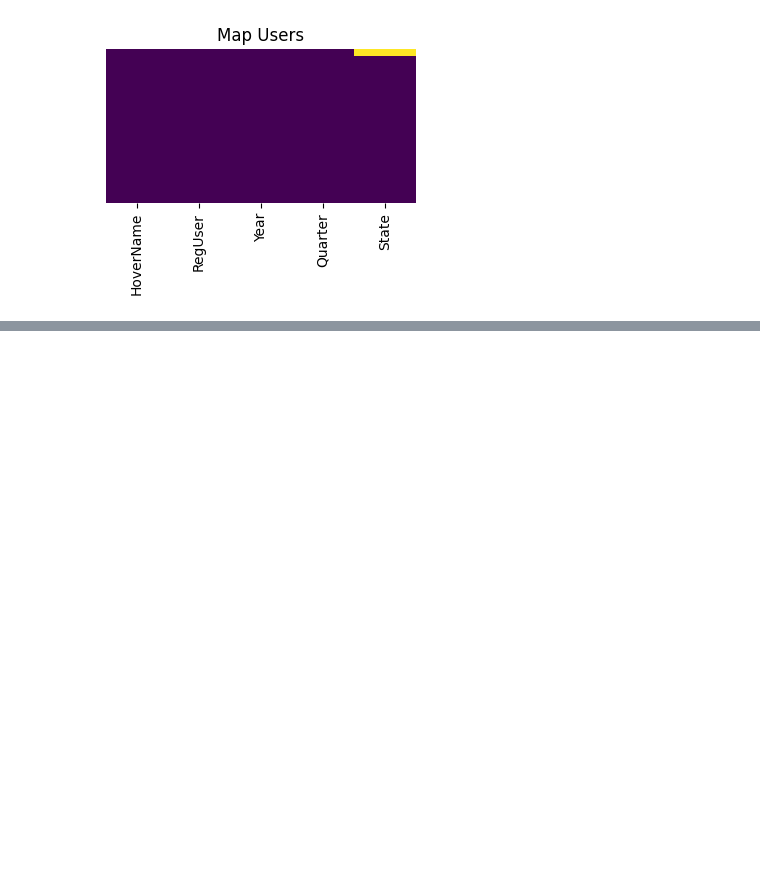
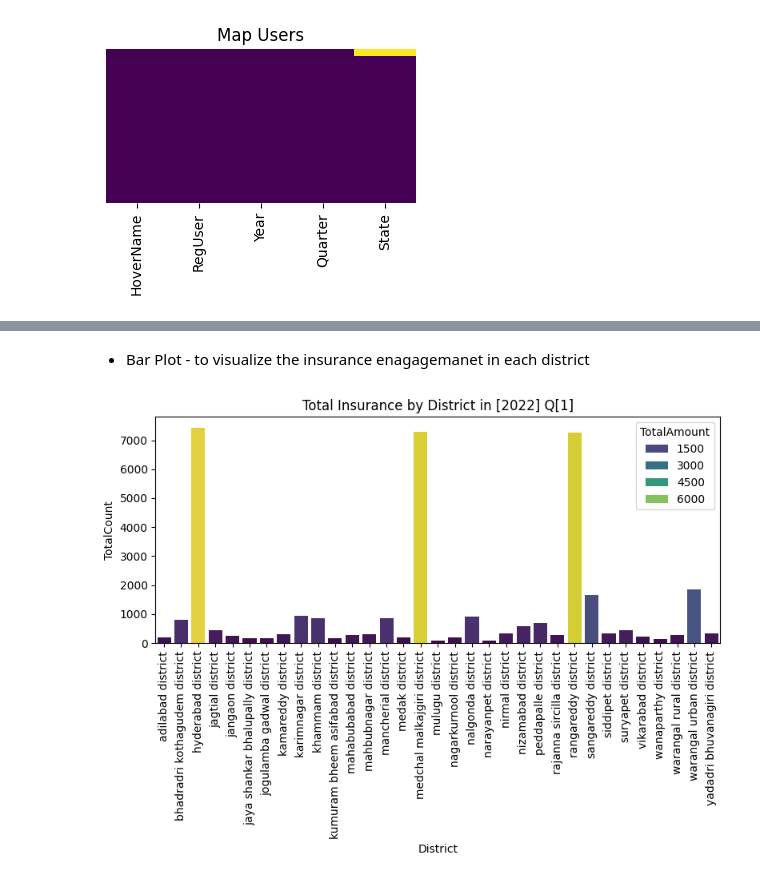
Before and after one commit to Aastha2675/PhonePe_Transaction_Insights, a Jupyter notebook: eda_data_visualization.ipynb, the cells around one changed output, grey strips where cells are left out. Saved outputs shown, nothing was run; the diff lists cells and outputs as text; code cells hidden in the pictures; blank space fills up the shorter version.

```diff
--- a/eda_data_visualization.ipynb
+++ b/eda_data_visualization.ipynb
@@ -998,0 +673,14 @@ df_c_map_insu.rename(columns={"name":"State"},inplace=True)
+# %% [markdown]
+* Bar Plot - to visualize the insurance enagagemanet in each district
+# %%
+select_state = 'telangana'
+df = map_insurance[map_insurance['State']== select_state]
+
+plt.figure(figsize=(8,6))
+sns.barplot(data=df, x='District', y='TotalCount', palette='viridis', hue='TotalAmount')
+plt.xticks(rotation=90)
+plt.title(f"Total Insurance by District in {df['Year'].unique()} Q{df['Quarter'].unique()}")
+plt.tight_layout()
+plt.show()
+# %% [output]
+[figure, added]
```
Also changed, not shown: parts of 140 cells of this notebook.
